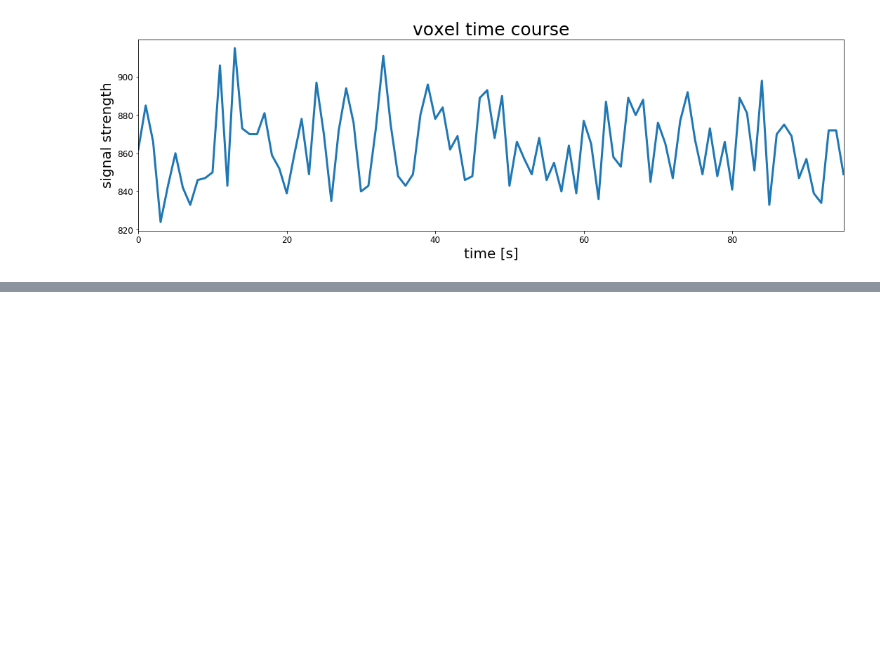
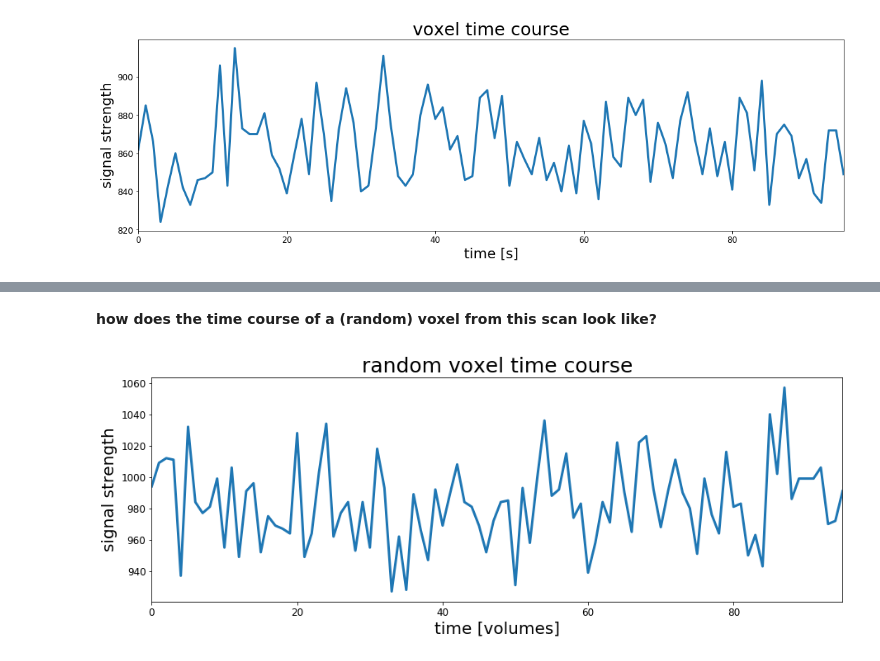
Before and after one commit to superyang713/MRI_analysis, a Jupyter notebook: analysis.ipynb, the cells around one changed output, grey strips where cells are left out. Saved outputs shown, nothing was run; the diff lists cells and outputs as text; code cells hidden in the pictures; blank space fills up the shorter version.

```diff
--- a/analysis.ipynb
+++ b/analysis.ipynb
@@ -139,0 +153,14 @@ plt.show()
+# %%
+# These are the main parameters of the fMRI scan and experimental desgin
+block_design    = ['rest', 'stim']
+block_size      = 6
+block_RT        = 7
+block_total     = 16
+block_length    = block_size*block_RT
+
+acq_num         = block_size * block_total
+data_time       = block_length * block_total
+data_time_vol   = np.arange(acq_num) * block_RT
+
+x_size = 64
+y_size = 64
@@ -139,0 +188,18 @@ plt.show()
+# %% [markdown]
+**how does the time course of a (random) voxel from this scan look like?**
+# %%
+# Select a random voxel by getting one random x- and y-coorinate
+x_voxel = np.random.randint(64)
+y_voxel = np.random.randint(64)
+
+# Create the plot
+fig, ax = plt.subplots(1,1,figsize=(15, 5))
+ax.plot(img_slice_36[:, x_voxel, y_voxel], lw=3)
+ax.set_xlim(0, acq_num-1)
+ax.set_xlabel('time [volumes]', fontsize=20)
+ax.set_ylabel('signal strength', fontsize=20)
+ax.set_title('random voxel time course', fontsize=25)
+ax.tick_params(labelsize=12)
+plt.show()
+# %% [output]
+[figure, added]
```
Also changed, not shown: parts of 9 cells of this notebook.
